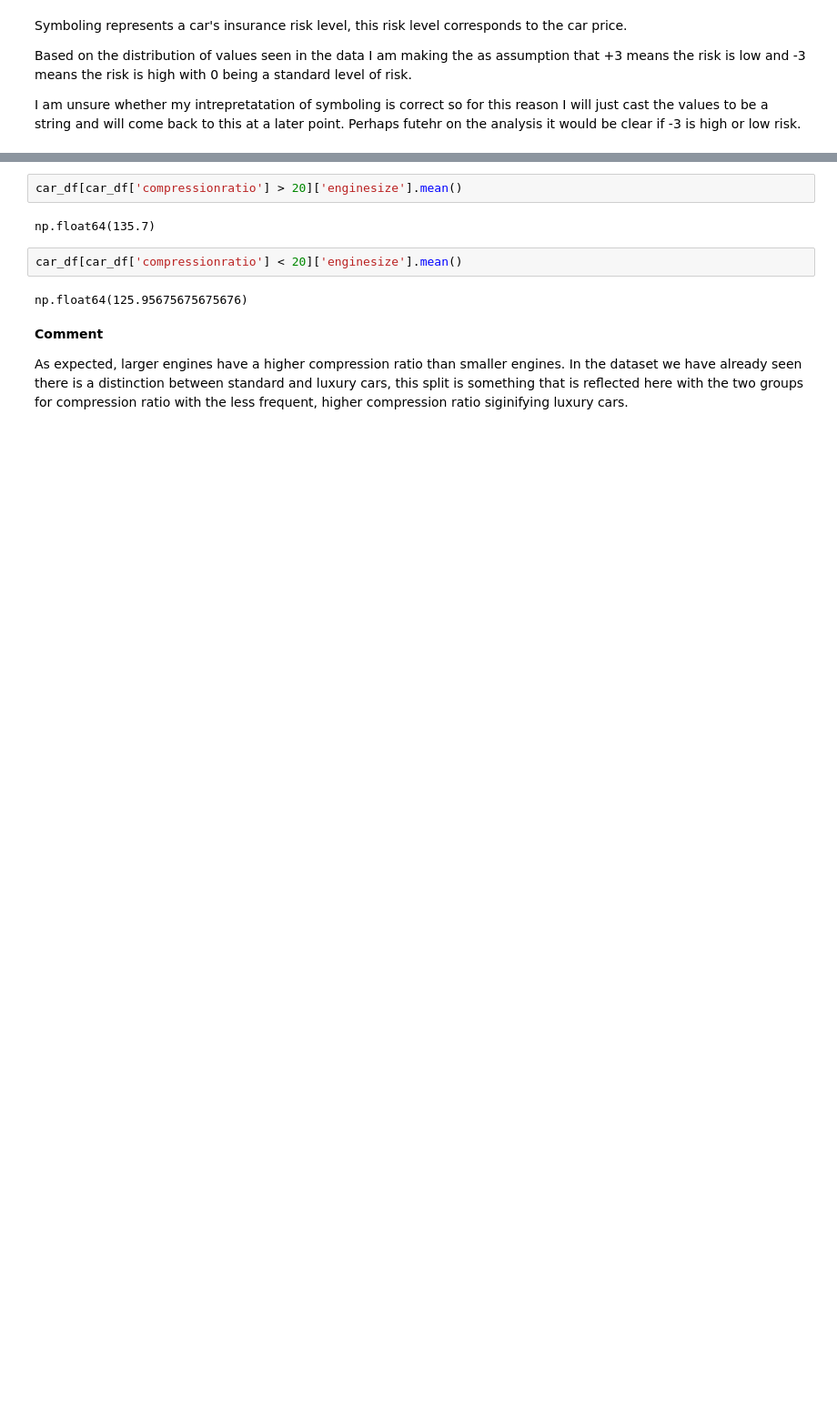
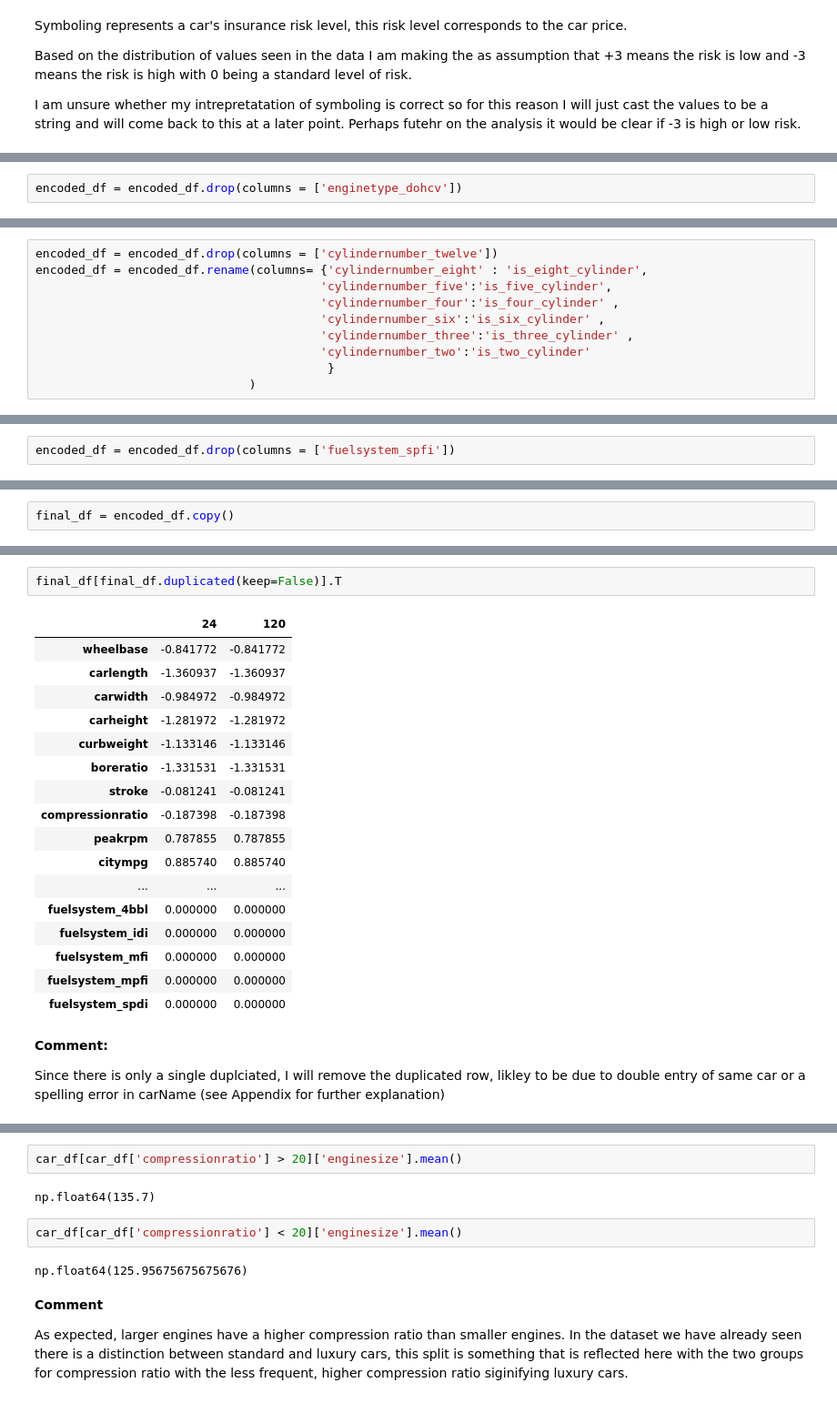
Before and after one commit to simrenbasra/OLS_Regression, a Jupyter notebook: notebooks/01_data_processing/02-data-preprocessing.ipynb, the cells around one changed output, grey strips where cells are left out. Shown at 91% size. Cells and saved outputs as stored; diff of their text form; blank space fills up the shorter version.

```diff
--- a/notebooks/01_data_processing/02-data-preprocessing.ipynb
+++ b/notebooks/01_data_processing/02-data-preprocessing.ipynb
@@ -266,0 +399,2 @@ plt.show()
+# %%
+encoded_df = encoded_df.drop(columns = ['enginetype_dohcv'])
@@ -266,0 +403,10 @@ plt.show()
+# %%
+encoded_df = encoded_df.drop(columns = ['cylindernumber_twelve'])
+encoded_df = encoded_df.rename(columns= {'cylindernumber_eight' : 'is_eight_cylinder',
+                                        'cylindernumber_five':'is_five_cylinder',
+                                        'cylindernumber_four':'is_four_cylinder' ,
+                                        'cylindernumber_six':'is_six_cylinder' ,
+                                        'cylindernumber_three':'is_three_cylinder' ,
+                                        'cylindernumber_two':'is_two_cylinder'
+                                         }
+                              )
@@ -266,0 +415,2 @@ plt.show()
+# %%
+encoded_df = encoded_df.drop(columns = ['fuelsystem_spfi'])
@@ -266,0 +423,2 @@ plt.show()
+# %%
+final_df = encoded_df.copy()
@@ -266,0 +435,24 @@ plt.show()
+# %%
+final_df[final_df.duplicated(keep=False)].T
+# %% [output]
+|  | 24 | 120 |
+| wheelbase | -0.841772 | -0.841772 |
+| carlength | -1.360937 | -1.360937 |
+| carwidth | -0.984972 | -0.984972 |
+| carheight | -1.281972 | -1.281972 |
+| curbweight | -1.133146 | -1.133146 |
+| boreratio | -1.331531 | -1.331531 |
+| stroke | -0.081241 | -0.081241 |
+| compressionratio | -0.187398 | -0.187398 |
+| peakrpm | 0.787855 | 0.787855 |
+| citympg | 0.885740 | 0.885740 |
+| ... | ... | ... |
+| fuelsystem_4bbl | 0.000000 | 0.000000 |
+| fuelsystem_idi | 0.000000 | 0.000000 |
+| fuelsystem_mfi | 0.000000 | 0.000000 |
+| fuelsystem_mpfi | 0.000000 | 0.000000 |
+| fuelsystem_spdi | 0.000000 | 0.000000 |
+# %% [markdown]
+**Comment:**
+
+Since there is only a single duplciated, I will remove the duplicated row, likley to be due to double entry of same car or a spelling error in carName (see Appendix for further explanation)
```
Also changed, not shown: parts of 76 cells of this notebook.
